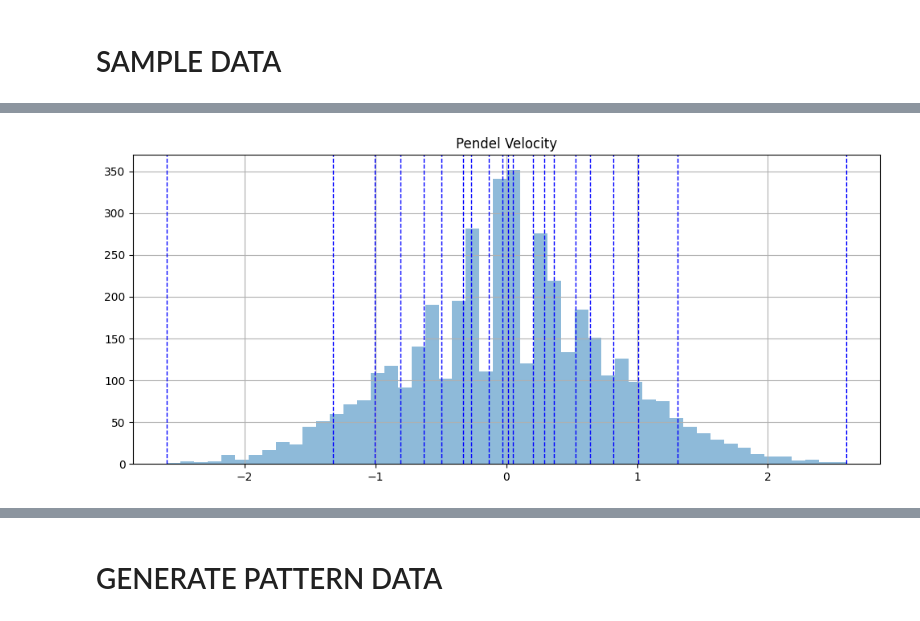
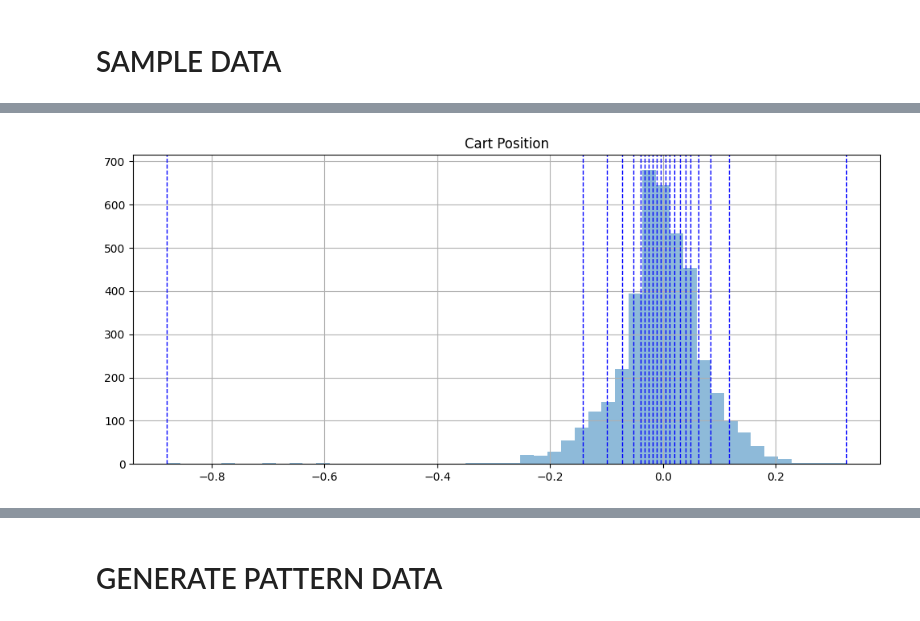
Before and after one commit to FloKit/TimeSeriesTransformerOld, a Jupyter notebook: Time Series Transformer - Cartpole.ipynb, the cells around one changed output, grey strips where cells are left out. Saved outputs shown, nothing was run; the diff lists cells and outputs as text; code cells hidden in the pictures.

Commit message:
create buckets for transformer

```diff
--- a/Time Series Transformer - Cartpole.ipynb
+++ b/Time Series Transformer - Cartpole.ipynb
@@ -179,35 +71,0 @@ plt.show()
-# %%
-plt.figure(figsize=(12,5))
-plt.hist(df[PEND_VEL], bins=50, alpha=0.5, label=PEND_VEL)
-
-# add quantiles
-plt.axvline(df[PEND_VEL].quantile(0.0), color='b', linestyle='dashed', linewidth=1, label="0%")
-plt.axvline(df[PEND_VEL].quantile(0.05), color='b', linestyle='dashed', linewidth=1, label="5%")
-plt.axvline(df[PEND_VEL].quantile(0.10), color='b', linestyle='dashed', linewidth=1, label="10%")
-plt.axvline(df[PEND_VEL].quantile(0.15), color='b', linestyle='dashed', linewidth=1, label="15%")
-plt.axvline(df[PEND_VEL].quantile(0.20), color='b', linestyle='dashed', linewidth=1, label="20%")
-plt.axvline(df[PEND_VEL].quantile(0.25), color='b', linestyle='dashed', linewidth=1, label="25%")
-plt.axvline(df[PEND_VEL].quantile(0.30), color='b', linestyle='dashed', linewidth=1, label="30%")
-plt.axvline(df[PEND_VEL].quantile(0.35), color='b', linestyle='dashed', linewidth=1, label="35%")
-plt.axvline(df[PEND_VEL].quantile(0.40), color='b', linestyle='dashed', linewidth=1, label="40%")
-plt.axvline(df[PEND_VEL].quantile(0.45), color='b', linestyle='dashed', linewidth=1, label="45%")
-plt.axvline(df[PEND_VEL].quantile(0.50), color='b', linestyle='dashed', linewidth=1, label="50%")
-plt.axvline(df[PEND_VEL].quantile(0.55), color='b', linestyle='dashed', linewidth=1, label="55%")
-plt.axvline(df[PEND_VEL].quantile(0.60), color='b', linestyle='dashed', linewidth=1, label="60%")
-plt.axvline(df[PEND_VEL].quantile(0.65), color='b', linestyle='dashed', linewidth=1, label="65%")
-plt.axvline(df[PEND_VEL].quantile(0.70), color='b', linestyle='dashed', linewidth=1, label="70%")
-plt.axvline(df[PEND_VEL].quantile(0.75), color='b', linestyle='dashed', linewidth=1, label="75%")
-plt.axvline(df[PEND_VEL].quantile(0.80), color='b', linestyle='dashed', linewidth=1, label="80%")
-plt.axvline(df[PEND_VEL].quantile(0.85), color='b', linestyle='dashed', linewidth=1, label="85%")
-plt.axvline(df[PEND_VEL].quantile(0.90), color='b', linestyle='dashed', linewidth=1, label="90%")
-plt.axvline(df[PEND_VEL].quantile(0.95), color='b', linestyle='dashed', linewidth=1, label="95%")
-plt.axvline(df[PEND_VEL].quantile(1.0), color='b', linestyle='dashed', linewidth=1, label="100%")
-
-
-
-plt.grid()
-# plt.legend()
-plt.title("Pendel Velocity")
-plt.show()
-# %% [output]
-[figure, removed]
@@ -267,0 +72,18 @@ def create_pend_vel_token(input):
+# %%
+def plot_quantiles(var_name, bucket_size, title):
+    plt.figure(figsize=(12,5))
+    plt.hist(df[var_name], bins=50, alpha=0.5, label=var_name)
+
+    quantile = 0
+
+    while quantile <= 100:
+        plt.axvline(df[var_name].quantile(quantile/100), color='b', linestyle='dashed', linewidth=1)
+        quantile += bucket_size
+
+    plt.grid()
+    plt.title(title)
+    plt.show()
+# %%
+plot_quantiles(CART_POS, bucket_size=5, title="Cart Position")
+# %% [output]
+[figure, added]
```
Also changed, not shown: parts of 26 cells of this notebook.
